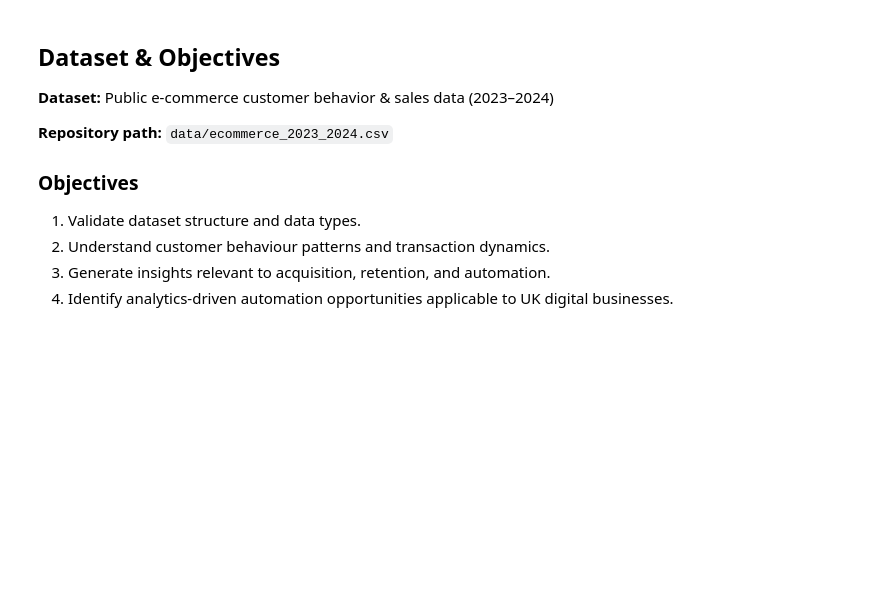
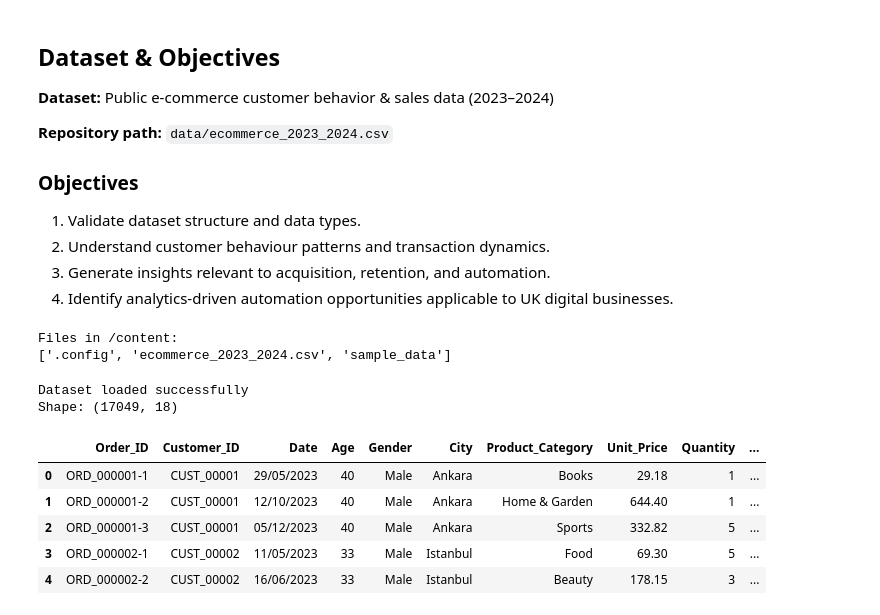
Before and after one commit to kamranafridi9220-prog/customer-growth-analytics-python, a Jupyter notebook: notebooks/customer_growth_analysis.ipynb, the cells around one changed output. Drawn from its saved outputs; the diff is of its cells as text; code cells hidden in the pictures; blank space fills up the shorter version.

```diff
--- a/notebooks/customer_growth_analysis.ipynb
+++ b/notebooks/customer_growth_analysis.ipynb
@@ -18,18 +38,31 @@ The analysis is framed to reflect challenges and decision-making processes relev
 2. Understand customer behaviour patterns and transaction dynamics.
 3. Generate insights relevant to acquisition, retention, and automation.
 4. Identify analytics-driven automation opportunities applicable to UK digital businesses.
-# %%
-import pandas as pd
-import numpy as np
-import matplotlib.pyplot as plt
-
-pd.set_option('display.max_columns', None)
-
-# Load dataset
-df = pd.read_csv('../data/ecommerce_2023_2024.csv')
-
-# Initial inspection
-print('Dataset shape:', df.shape)
-display(df.head())
-display(df.info())
-display(df.describe(include='all'))
+# %%
+import os
+import pandas as pd
+import numpy as np
+import matplotlib.pyplot as plt
+
+# Confirm file is visible
+print("Files in /content:")
+print(os.listdir("/content"))
+# %% [output]
+Files in /content:
+['.config', 'ecommerce_2023_2024.csv', 'sample_data']
+# %%
+# Load the dataset
+df = pd.read_csv("/content/ecommerce_2023_2024.csv")
+
+print("Dataset loaded successfully")
+print("Shape:", df.shape)
+df.head()
+# %% [output]
+Dataset loaded successfully
+Shape: (17049, 18)
+|  | Order_ID | Customer_ID | Date | Age | Gender | City | Product_Category | Unit_Price | Quantity | ... |
+| 0 | ORD_000001-1 | CUST_00001 | 29/05/2023 | 40 | Male | Ankara | Books | 29.18 | 1 | ... |
+| 1 | ORD_000001-2 | CUST_00001 | 12/10/2023 | 40 | Male | Ankara | Home & Garden | 644.40 | 1 | ... |
+| 2 | ORD_000001-3 | CUST_00001 | 05/12/2023 | 40 | Male | Ankara | Sports | 332.82 | 5 | ... |
+| 3 | ORD_000002-1 | CUST_00002 | 11/05/2023 | 33 | Male | Istanbul | Food | 69.30 | 5 | ... |
+| 4 | ORD_000002-2 | CUST_00002 | 16/06/2023 | 33 | Male | Istanbul | Beauty | 178.15 | 3 | ... |
```
Also changed, not shown: parts of 4 cells of this notebook.
